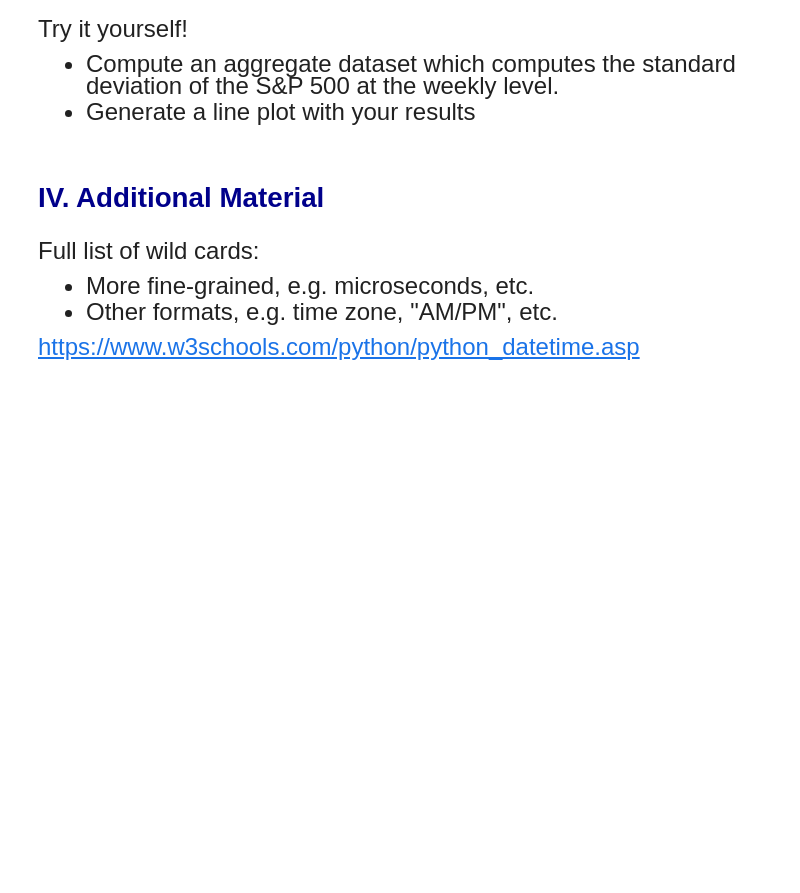
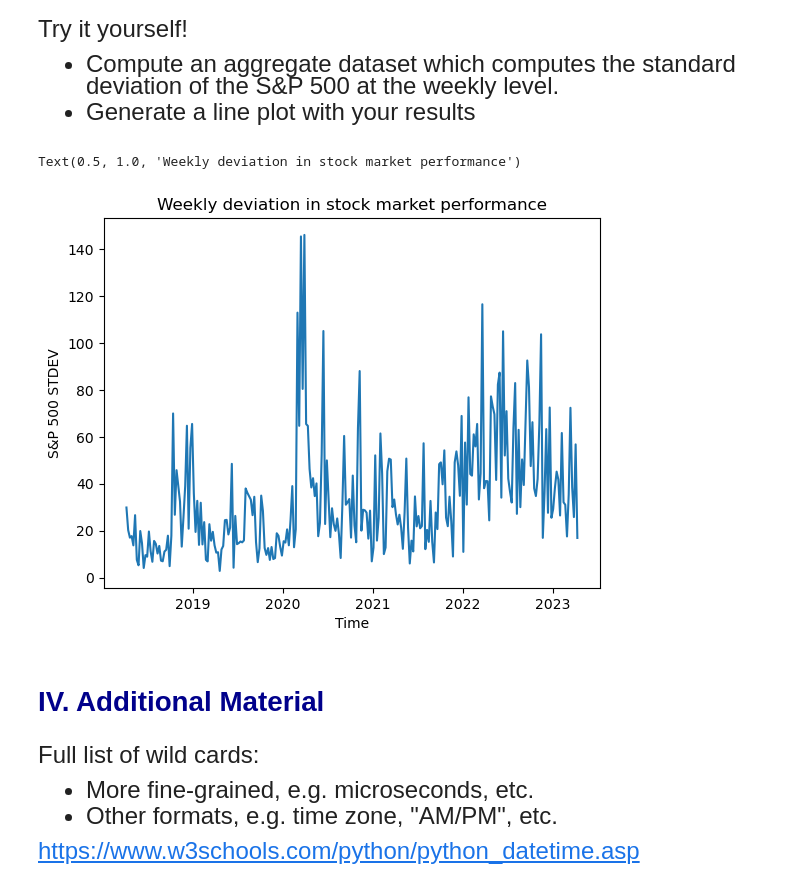
Before and after one commit to alejandrosanchezbecerra/qtm151spring2024, a Jupyter notebook: lecture_20/lecture_20.ipynb, the cells around one changed output. Saved outputs shown, nothing was run; the diff lists cells and outputs as text; code cells hidden in the pictures; blank space fills up the shorter version.

```diff
--- a/lecture_20/lecture_20.ipynb
+++ b/lecture_20/lecture_20.ipynb
@@ -214,3 +270,6 @@ HINT: Refer to the table of wildcards <br>
  in the previous section
 # %%
 # Write your own code
+financial['date_ex3_dt'] = pd.to_datetime(financial["date_ex3"], format = "%d-%b-%y")
+
+display(financial)
@@ -229,3 +300,21 @@ deviation of the S&P 500 at the weekly level.
+# %%
+# Write your own code
+weekly_config = pd.Grouper(key='date', freq='w')
+financial.groupby(weekly_config).agg(sp500_std = ("sp500","std")).reset_index()
+
+weeklydata = (financial
+               .groupby(weekly_config)
+               .agg(sp500_std = ("sp500","std"))
+               .reset_index())
+
+plt.plot("date","sp500_std",
+          data = weeklydata)
+plt.xlabel("Time")
+plt.ylabel("S&P 500 STDEV")
+plt.title("Weekly deviation in stock market performance")
+# %% [output]
+Text(0.5, 1.0, 'Weekly deviation in stock market performance')
+[figure, added]
 # %% [markdown]
 # <span style="color:darkblue"> IV. Additional Material </span>
 # %% [markdown]
```
Also changed, not shown: parts of 12 cells of this notebook, 2 other files.
